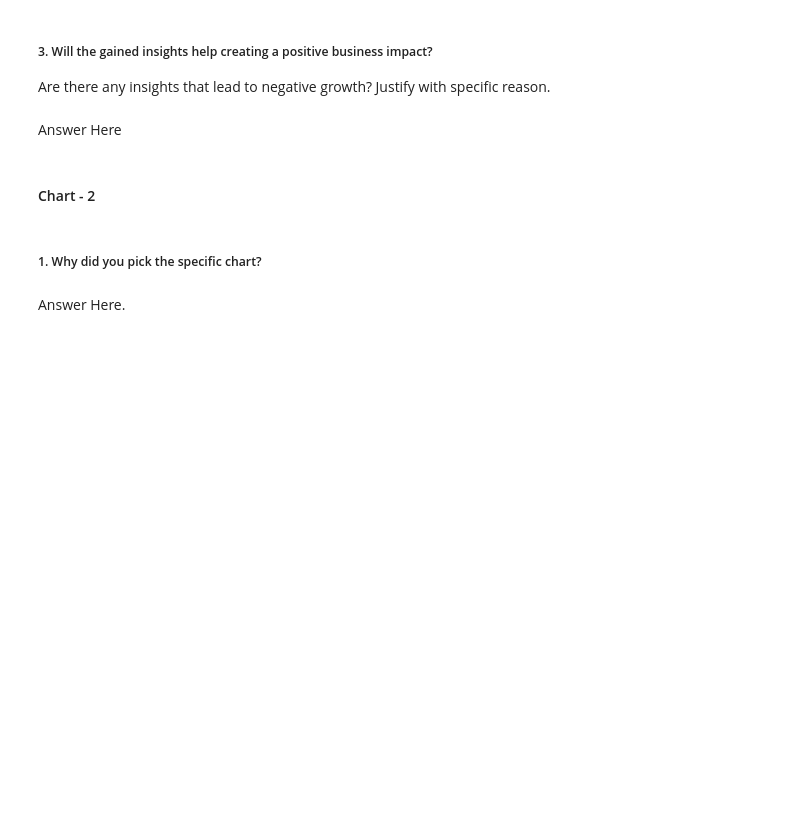
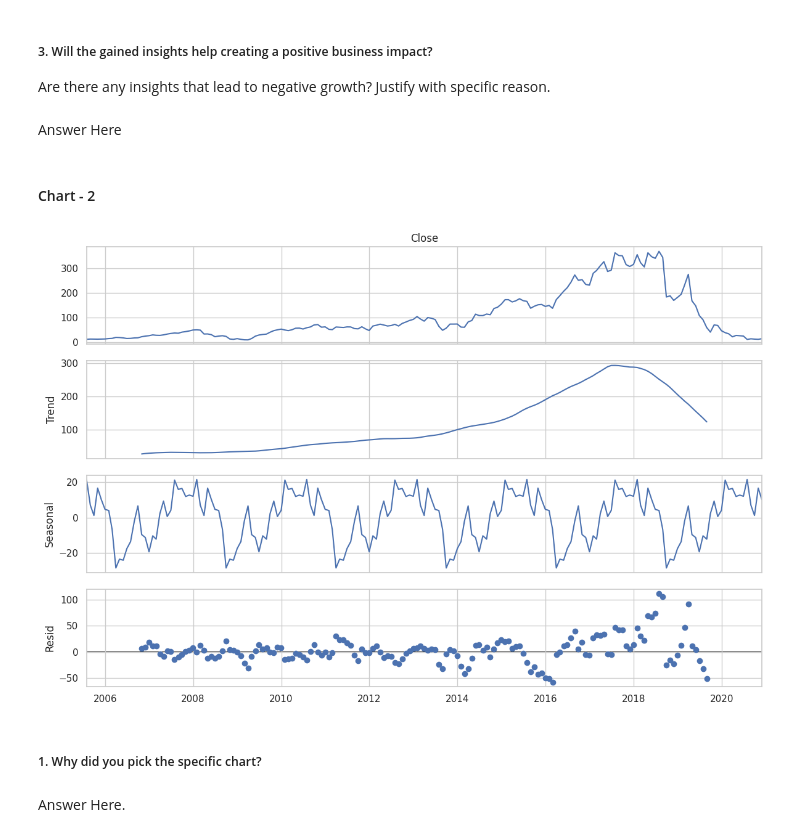
Before and after one commit to PKalyani1994/Regression_Project, a Jupyter notebook: KALYANI_ML_PROJECT.ipynb, the cells around one changed output. Cells and saved outputs as stored; diff of their text form; code cells hidden in the pictures; blank space fills up the shorter version.

```diff
--- a/KALYANI_ML_PROJECT.ipynb
+++ b/KALYANI_ML_PROJECT.ipynb
@@ -321,3 +352,19 @@ Answer Here
+# %%
+# Chart - 2 visualization code
+# Time Series Decomposition
+
+# Make sure Date is index
+bank_dataset = bank_dataset.set_index('Date')
+
+# Decompose (using Close price as an example)
+decomp = seasonal_decompose(bank_dataset['Close'], model='additive', period=30)  # 30 ≈ monthly pattern for daily data
+
+# Plot
+plt.rcParams.update({'figure.figsize': (12,8)})
+decomp.plot()
+plt.show()
+# %% [output]
+[figure, added]
 # %% [markdown]
 ##### 1. Why did you pick the specific chart?
 # %% [markdown]
```
Also changed, not shown: parts of 149 cells of this notebook.
